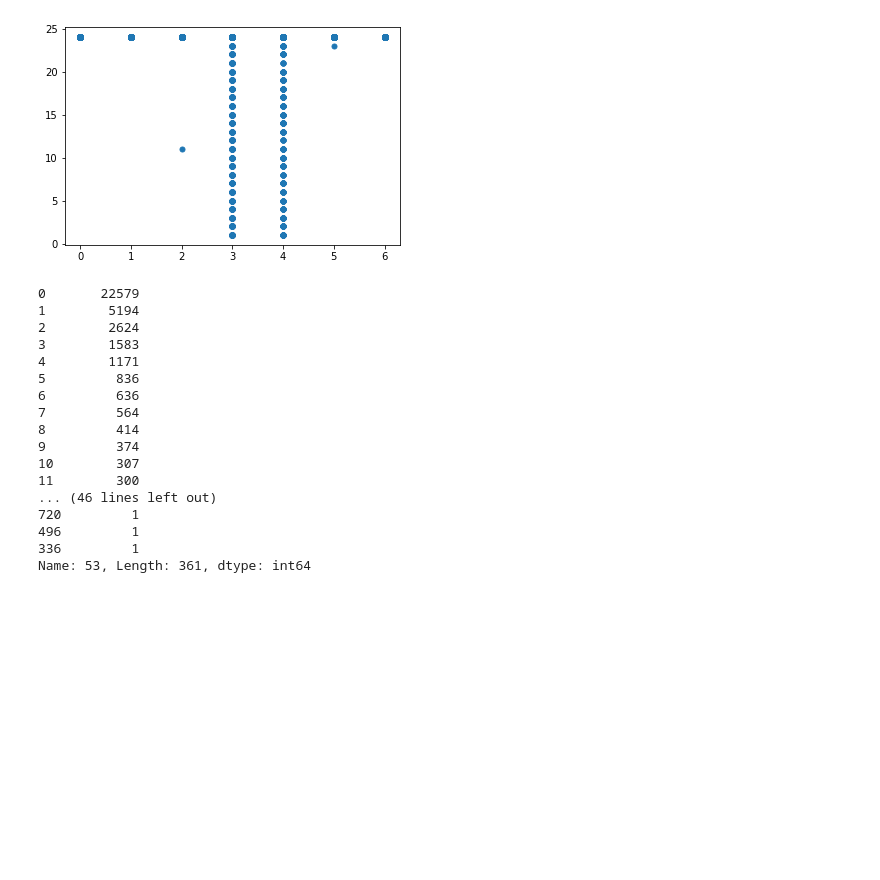
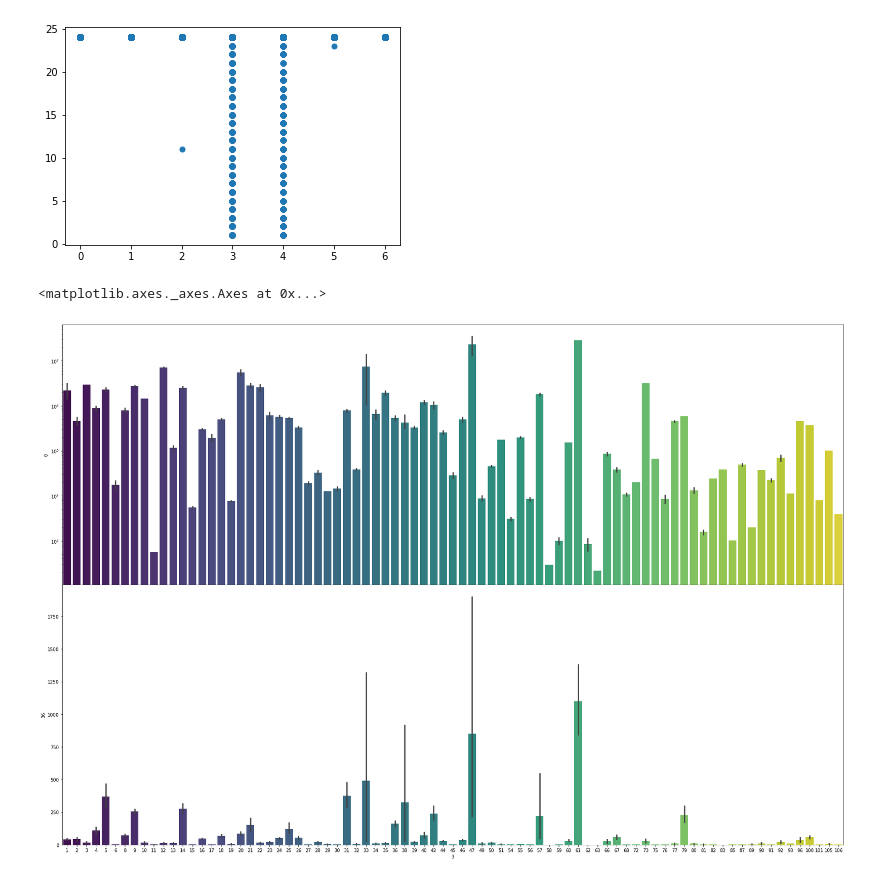
Before and after one commit to danietzio/Artificial-intelligence, a Jupyter notebook: UCI Facebook Comment Volume Dataset/Python/UCI Facebook Comment Volume Project.ipynb, the cells around one changed output. Drawn from its saved outputs; the diff is of its cells as text; code cells hidden in the pictures; blank space fills up the shorter version.

Commit message:
Adding Barplots

```diff
--- a/UCI Facebook Comment Volume Dataset/Python/UCI Facebook Comment Volume Project.ipynb
+++ b/UCI Facebook Comment Volume Dataset/Python/UCI Facebook Comment Volume Project.ipynb
@@ -278,24 +289,22 @@ plt.plot(weekday,df[38], marker='o', markersize=5, lw= 0)
 # %% [output]
 [<matplotlib.lines.Line2D at 0x...>]
 [figure]
-# %%
-## keshidane unhayi ke dirooz moshkel dar meghyas dashtam
-df[53].value_counts()
-# %% [output]
-0       22579
-1        5194
-2        2624
-3        1583
-4        1171
-5         836
-6         636
-7         564
-8         414
-9         374
-10        307
-11        300
-... (46 lines left out)
-720         1
-496         1
-336         1
-Name: 53, Length: 361, dtype: int64
+# %%
+fig = plt.figure(figsize=(12,8))
+
+axes1 = fig.add_axes([0, 2, 2, 1])
+axes2 = fig.add_axes([0,1,2,1])
+
+# Plot "Category" vs. "Popularity" barplot
+axes1.set_yscale('log')
+sns.barplot(x="3",y="0",data=df.rename(columns=(lambda x: str(x))).astype('int'), palette='viridis',ax=axes1)
+
+# =====> We can conclude that "47", "61" and "33" has the majority of the popularity
+
+# Plot "Category" vs. "Share amount" barplot
+sns.barplot(x="3",y="36",data=df.rename(columns=(lambda x: str(x))).astype('int'), palette='viridis',ax=axes2)
+
+# =====> We can conclude that "47", "61" and "33" has the majority of the Share Amounts
+# %% [output]
+<matplotlib.axes._axes.Axes at 0x...>
+[figure, added]
```
Also changed, not shown: parts of 5 cells of this notebook.
